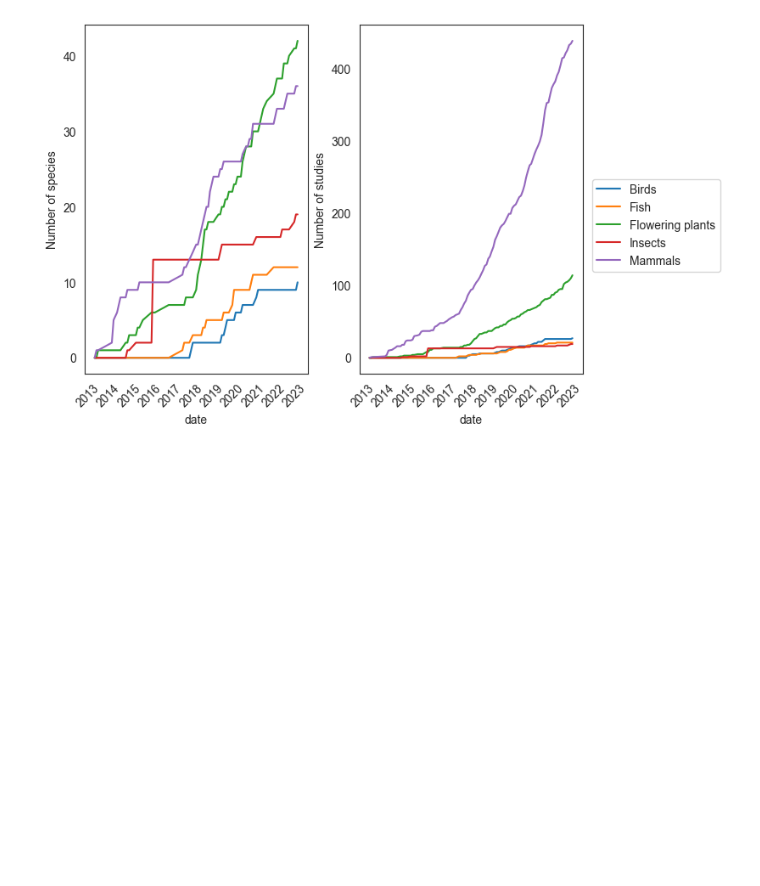
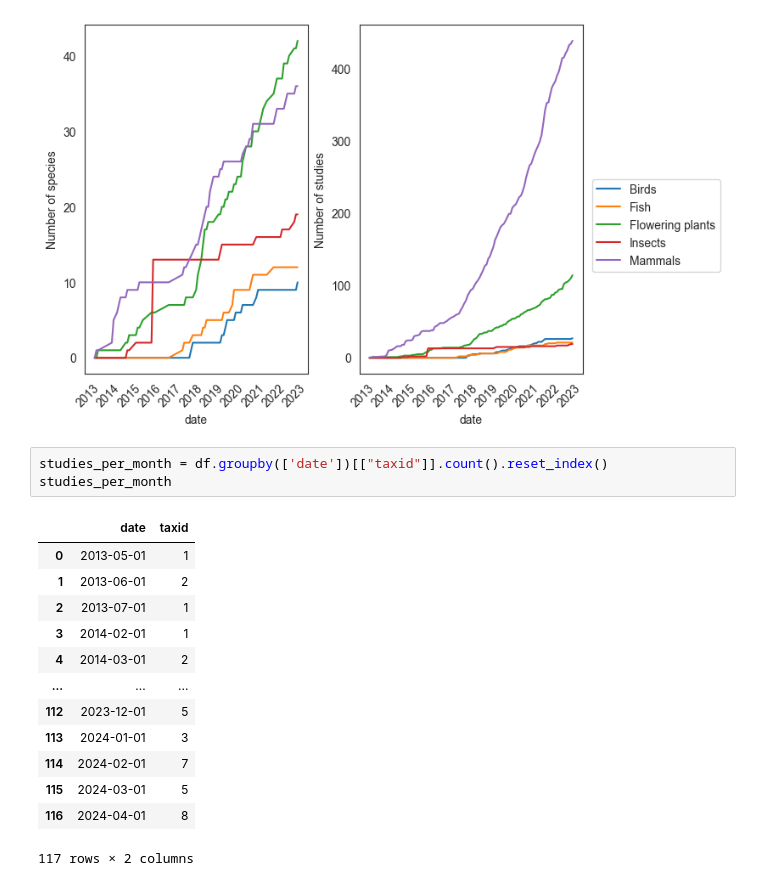
Before and after one commit to tcezard/eva-tasks, a Jupyter notebook: tasks/eva_3205/study_metrics.ipynb, the cells around one changed output. Cells and saved outputs as stored; diff of their text form; blank space fills up the shorter version.

```diff
--- a/tasks/eva_3205/study_metrics.ipynb
+++ b/tasks/eva_3205/study_metrics.ipynb
@@ -127,3 +171,20 @@ plot_taxid_and_studies(first_seen_taxid, count_studies)
 plot_taxid_and_studies(first_seen_taxid[first_seen_taxid['class'].isin(accepted_classes)], count_studies[count_studies['class'].isin(accepted_classes)])
 # %% [output]
 [figure]
+# %%
+studies_per_month = df.groupby(['date'])[["taxid"]].count().reset_index()
+studies_per_month
+# %% [output]
+|  | date | taxid |
+| 0 | 2013-05-01 | 1 |
+| 1 | 2013-06-01 | 2 |
+| 2 | 2013-07-01 | 1 |
+| 3 | 2014-02-01 | 1 |
+| 4 | 2014-03-01 | 2 |
+| ... | ... | ... |
+| 112 | 2023-12-01 | 5 |
+| 113 | 2024-01-01 | 3 |
+| 114 | 2024-02-01 | 7 |
+| 115 | 2024-03-01 | 5 |
+| 116 | 2024-04-01 | 8 |
+117 rows × 2 columns
```
Also changed, not shown: parts of 7 cells of this notebook, 1 other file.
